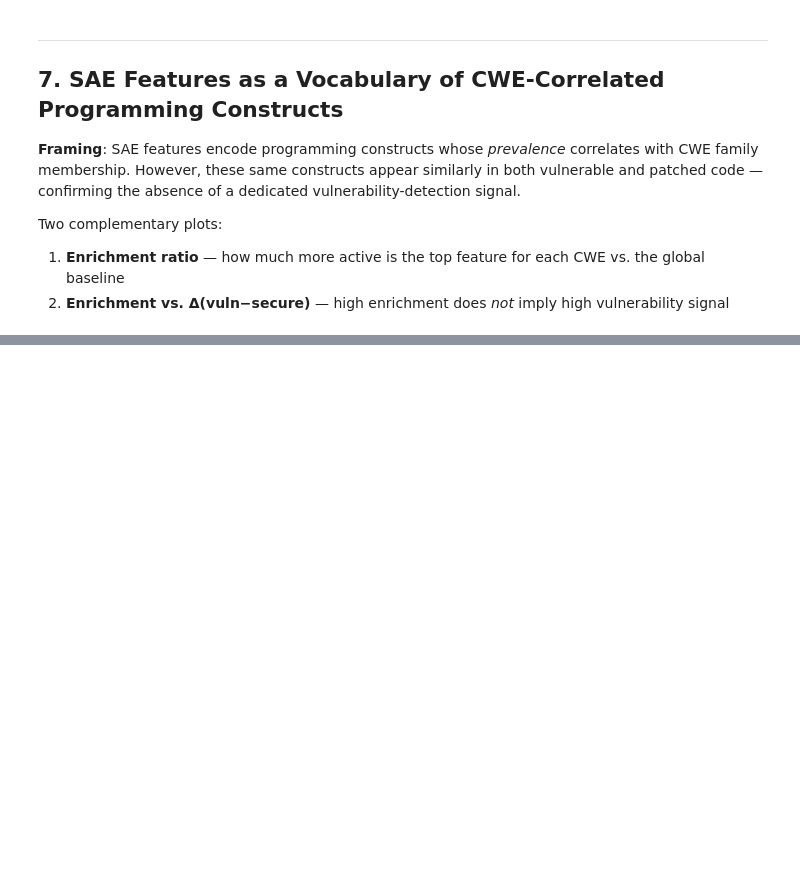
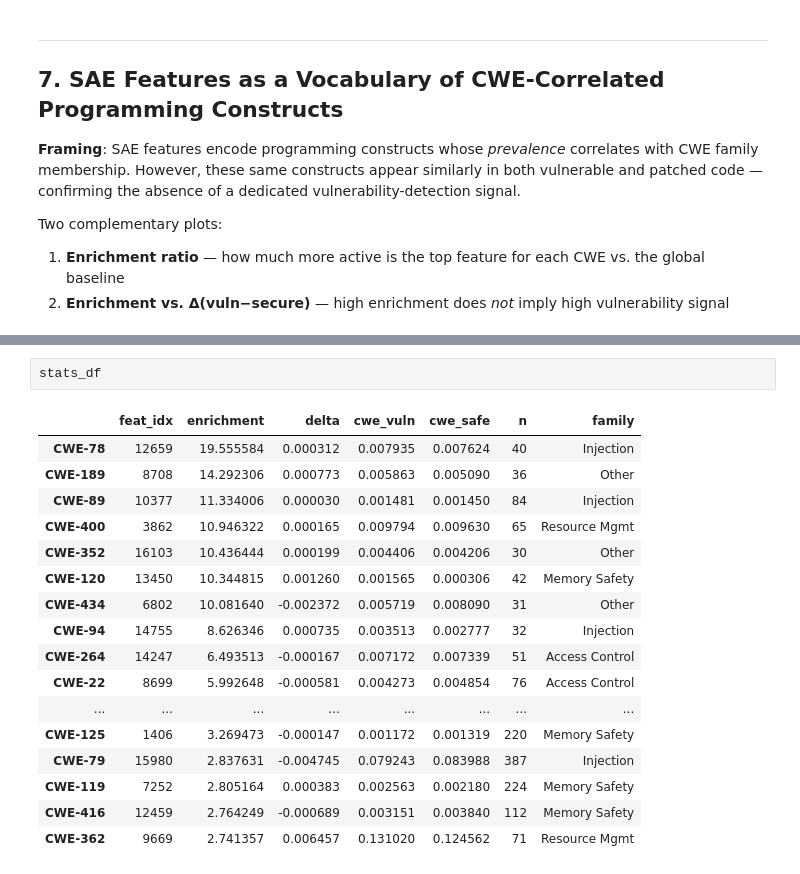
Before and after one commit to rufimelo99/SAE-Java-Bug-Detection, a Jupyter notebook: sae_java_bug/sparse_autoencoders/notebooks/layer_cwe_ablation.ipynb, the cells around one changed output, grey strips where cells are left out. Drawn from its saved outputs; the diff is of its cells as text; blank space fills up the shorter version.

```diff
--- a/sae_java_bug/sparse_autoencoders/notebooks/layer_cwe_ablation.ipynb
+++ b/sae_java_bug/sparse_autoencoders/notebooks/layer_cwe_ablation.ipynb
@@ -773,0 +968,20 @@ plt.show()
+# %%
+stats_df
+# %% [output]
+|  | feat_idx | enrichment | delta | cwe_vuln | cwe_safe | n | family |
+| CWE-78 | 12659 | 19.555584 | 0.000312 | 0.007935 | 0.007624 | 40 | Injection |
+| CWE-189 | 8708 | 14.292306 | 0.000773 | 0.005863 | 0.005090 | 36 | Other |
+| CWE-89 | 10377 | 11.334006 | 0.000030 | 0.001481 | 0.001450 | 84 | Injection |
+| CWE-400 | 3862 | 10.946322 | 0.000165 | 0.009794 | 0.009630 | 65 | Resource Mgmt |
+| CWE-352 | 16103 | 10.436444 | 0.000199 | 0.004406 | 0.004206 | 30 | Other |
+| CWE-120 | 13450 | 10.344815 | 0.001260 | 0.001565 | 0.000306 | 42 | Memory Safety |
+| CWE-434 | 6802 | 10.081640 | -0.002372 | 0.005719 | 0.008090 | 31 | Other |
+| CWE-94 | 14755 | 8.626346 | 0.000735 | 0.003513 | 0.002777 | 32 | Injection |
+| CWE-264 | 14247 | 6.493513 | -0.000167 | 0.007172 | 0.007339 | 51 | Access Control |
+| CWE-22 | 8699 | 5.992648 | -0.000581 | 0.004273 | 0.004854 | 76 | Access Control |
+| ... | ... | ... | ... | ... | ... | ... | ... |
+| CWE-125 | 1406 | 3.269473 | -0.000147 | 0.001172 | 0.001319 | 220 | Memory Safety |
+| CWE-79 | 15980 | 2.837631 | -0.004745 | 0.079243 | 0.083988 | 387 | Injection |
+| CWE-119 | 7252 | 2.805164 | 0.000383 | 0.002563 | 0.002180 | 224 | Memory Safety |
+| CWE-416 | 12459 | 2.764249 | -0.000689 | 0.003151 | 0.003840 | 112 | Memory Safety |
+| CWE-362 | 9669 | 2.741357 | 0.006457 | 0.131020 | 0.124562 | 71 | Resource Mgmt |
```
Also changed, not shown: parts of 22 cells of this notebook.
